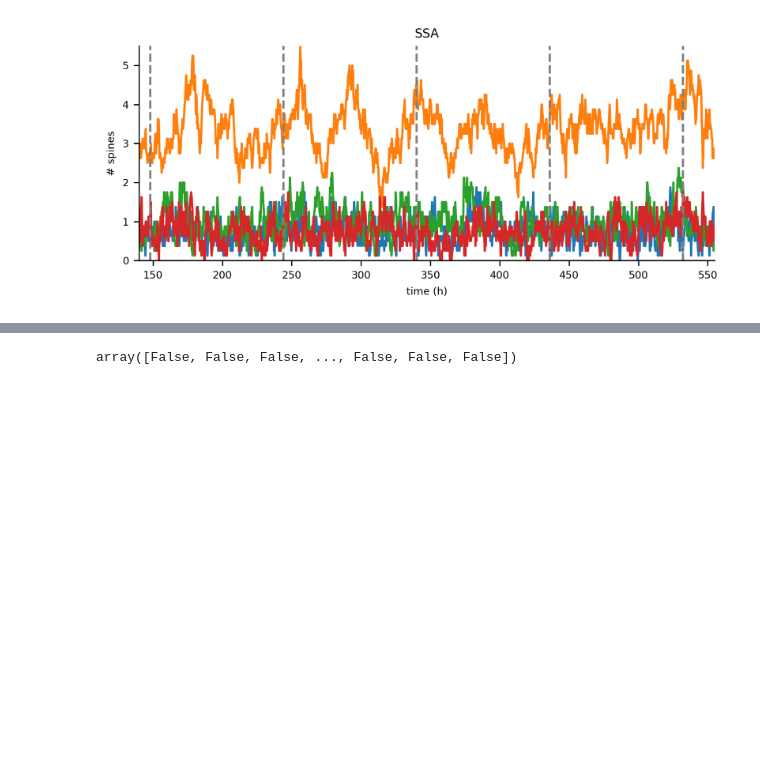
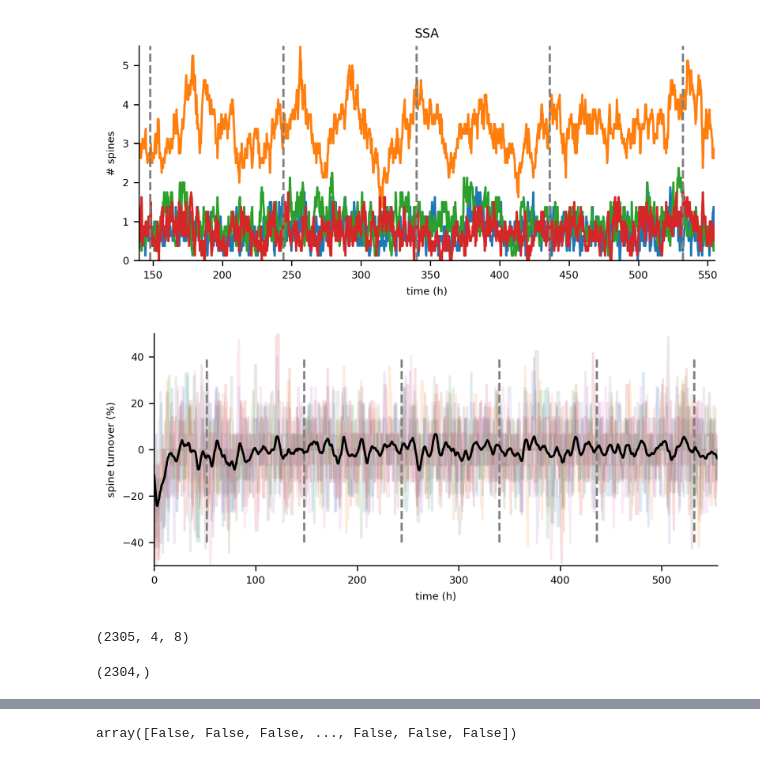
Before and after one commit to dylanmmartins/spine-population-modeling, a Jupyter notebook: ssa_plus_spines.ipynb, the cells around one changed output, grey strips where cells are left out. Cells and saved outputs as stored; diff of their text form; code cells hidden in the pictures; blank space fills up the shorter version.

```diff
--- a/ssa_plus_spines.ipynb
+++ b/ssa_plus_spines.ipynb
@@ -235,3 +283,42 @@ fig.tight_layout()
 fig.savefig('model_runs_homogenous_x8_long.svg')
 # %% [output]
 [figure]
+# %%
+# calculate percent turnover
+turnover_arr = np.zeros([8,np.size(res_list[0],0)-1]) * np.nan
+for i in range(8):
+    res_gillespie_plus = res_list1[i]
+    for t in range(np.size(res_gillespie_plus, 0)-1):
+        nt = np.sum(res_gillespie_plus[t,1:]) - np.sum(res_gillespie_plus[t-1,1:])
+        tot_avg_spines = np.nanmean(res_gillespie_plus[200:,1:])
+        turnover_arr[i,t] = nt / tot_avg_spines
+# %%
+fig, ax = plt.subplots(1, 1, dpi=300, figsize=(6,2.75))
+turnover_boxcars = []
+for i in range(8):
+    ax.plot(res_gillespie_plus[:-2,0],
+            boxcar_smooth(turnover_arr[i,1:]*100, 10), alpha=0.15)
+    turnover_boxcars.append(boxcar_smooth(turnover_arr[i,1:]*100, 10))
+ax.vlines(
+    res_gillespie_plus[:,0][np.argwhere(res_gillespie_plus[:,0]%96==52).T],
+    -40,
+    40,
+    ls='--',
+    color='gray'
+)
+
+boxcar_mean_turnover = boxcar_smooth(np.mean(np.array(turnover_boxcars),0), 20)
+ax.plot(res_gillespie_plus[:-2,0], boxcar_mean_turnover, color='k')
+ax.set_ylim([-50,50])
+ax.set_xlim([0,555])
+ax.set_xlabel('time (h)')
+ax.set_ylabel('spine turnover (%)')
+fig.tight_layout()
+fig.savefig('turnover_avg.svg')
+fig.savefig('turnover_avg.png')
+# %% [output]
+[figure, added]
+# %%
+averages.shape
+# %% [output]
+(2305, 4, 8)
@@ -237,0 +331,4 @@ fig.savefig('model_runs_homogenous_x8_long.svg')
+# %%
+turnover_arr.shape
+# %% [output]
+(2304,)
```
Also changed, not shown: parts of 7 cells of this notebook, 9 other files.
